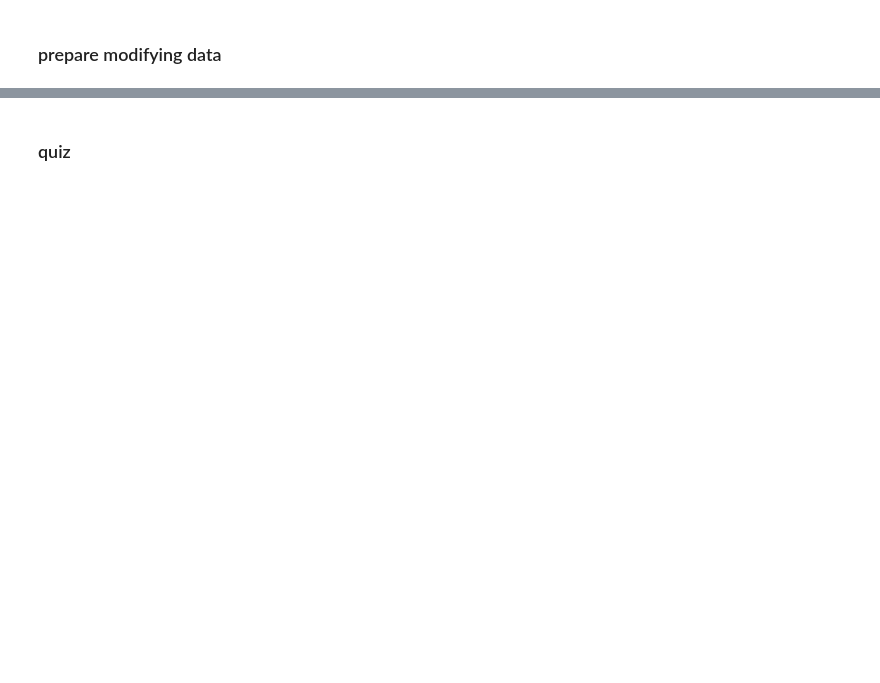
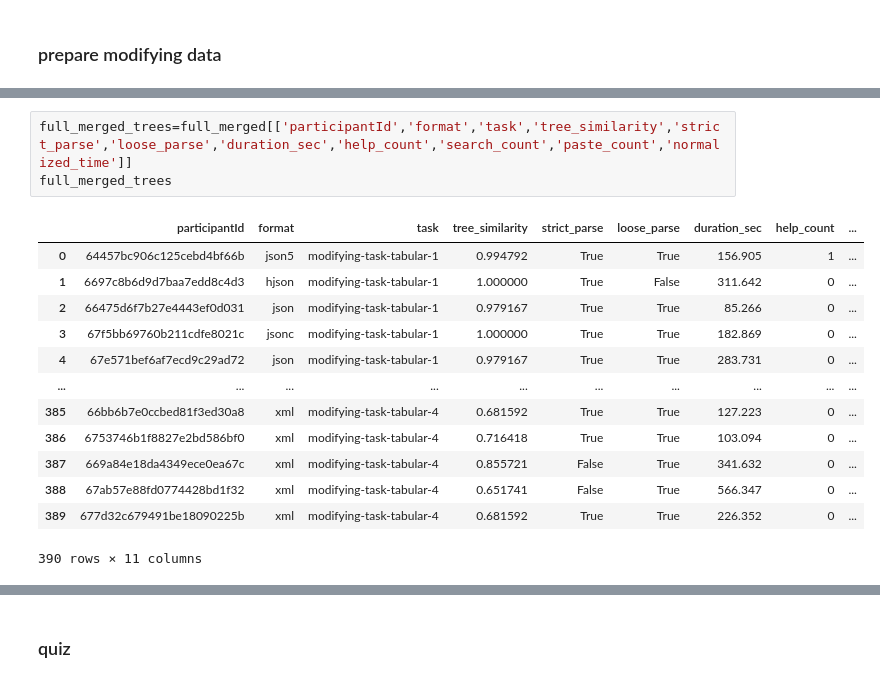
Before and after one commit to shiyihe-neko/DSF_Analysis, a Jupyter notebook: data_process.ipynb, the cells around one changed output, grey strips where cells are left out. Saved outputs shown, nothing was run; the diff lists cells and outputs as text; blank space fills up the shorter version.

```diff
--- a/data_process.ipynb
+++ b/data_process.ipynb
@@ -299,0 +608,17 @@ See the caveats in the documentation: https://pandas.pydata.org/pandas-docs/stab
+# %%
+full_merged_trees=full_merged[['participantId','format','task','tree_similarity','strict_parse','loose_parse','duration_sec','help_count','search_count','paste_count','normalized_time']]
+full_merged_trees
+# %% [output]
+|  | participantId | format | task | tree_similarity | strict_parse | loose_parse | duration_sec | help_count | ... |
+| 0 | 64457bc906c125cebd4bf66b | json5 | modifying-task-tabular-1 | 0.994792 | True | True | 156.905 | 1 | ... |
+| 1 | 6697c8b6d9d7baa7edd8c4d3 | hjson | modifying-task-tabular-1 | 1.000000 | True | False | 311.642 | 0 | ... |
+| 2 | 66475d6f7b27e4443ef0d031 | json | modifying-task-tabular-1 | 0.979167 | True | True | 85.266 | 0 | ... |
+| 3 | 67f5bb69760b211cdfe8021c | jsonc | modifying-task-tabular-1 | 1.000000 | True | True | 182.869 | 0 | ... |
+| 4 | 67e571bef6af7ecd9c29ad72 | json | modifying-task-tabular-1 | 0.979167 | True | True | 283.731 | 0 | ... |
+| ... | ... | ... | ... | ... | ... | ... | ... | ... | ... |
+| 385 | 66bb6b7e0ccbed81f3ed30a8 | xml | modifying-task-tabular-4 | 0.681592 | True | True | 127.223 | 0 | ... |
+| 386 | 6753746b1f8827e2bd586bf0 | xml | modifying-task-tabular-4 | 0.716418 | True | True | 103.094 | 0 | ... |
+| 387 | 669a84e18da4349ece0ea67c | xml | modifying-task-tabular-4 | 0.855721 | False | True | 341.632 | 0 | ... |
+| 388 | 67ab57e88fd0774428bd1f32 | xml | modifying-task-tabular-4 | 0.651741 | False | True | 566.347 | 0 | ... |
+| 389 | 677d32c679491be18090225b | xml | modifying-task-tabular-4 | 0.681592 | True | True | 226.352 | 0 | ... |
+390 rows × 11 columns
```
Also changed, not shown: parts of 36 cells of this notebook, 36 other files.
